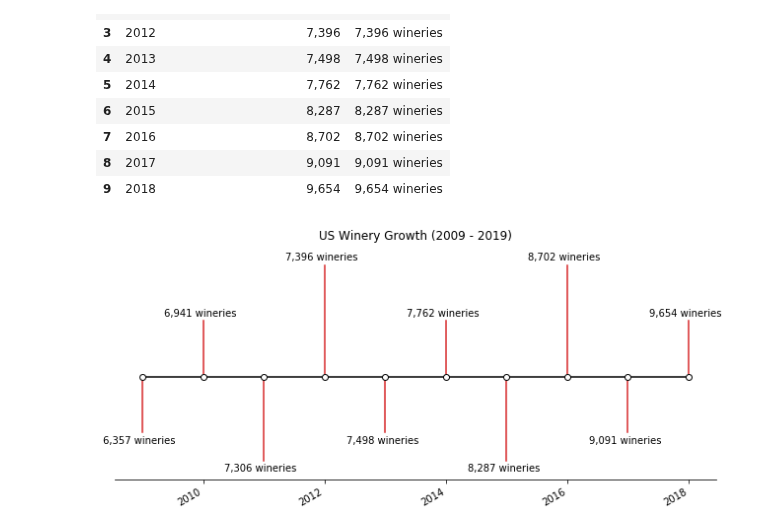
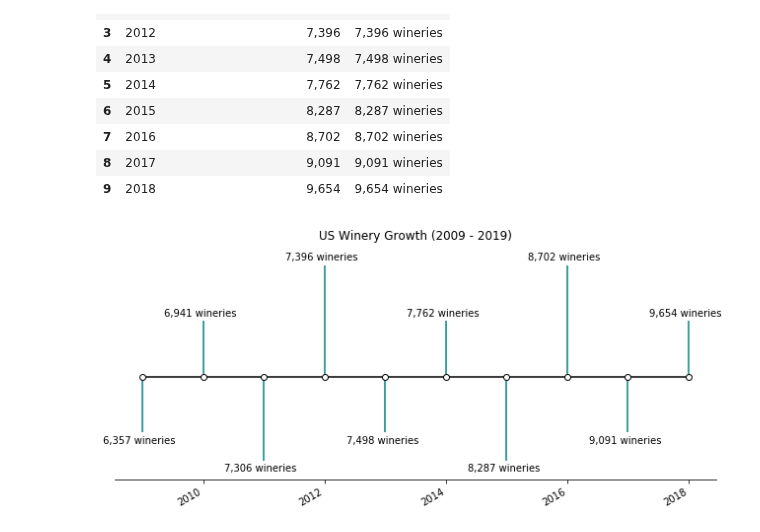
Before and after one commit to epayne323/ProjectOneRepo, a Jupyter notebook: Notebooks/Working_Analysis_Plots_RM.ipynb, the cells around one changed output. Cells and saved outputs as stored; diff of their text form; code cells hidden in the pictures.

```diff
--- a/Notebooks/Working_Analysis_Plots_RM.ipynb
+++ b/Notebooks/Working_Analysis_Plots_RM.ipynb
@@ -211,36 +216,37 @@ winery_count = us_wine_df['wineries'].values
 # %%
 # Choose some nice levels
 levels = np.tile([-1, 1, -1.5, 2, -1, 1,-1.5, 2, -1, 1],
-                 int(np.ceil(len(year)/6)))[:len(year)]
+                 len(year))[:len(year)]
 
 # Create figure and plot a stem plot with the date
 fig, ax = plt.subplots(figsize=(8.8, 4), constrained_layout=True)
 ax.set(title="US Winery Growth (2009 - 2019)")
 
 markerline, stemline, baseline = ax.stem(year, levels,
-                                         linefmt="C3-", basefmt="k-",
-                                         use_line_collection=False)
+                                         linefmt="teal", basefmt="k-",
+                                         use_line_collection=True)
 
 plt.setp(markerline, mec="k", mfc="w", zorder=3)
 
 # Shift the markers to the baseline by replacing the y-data by zeros.
 markerline.set_ydata(np.zeros(len(year)))
 
 # annotate lines
 vert = np.array(['top', 'bottom'])[(levels > 0).astype(int)]
 for d, l, r, va in zip(year, levels, winery_count, vert):
     ax.annotate(r, xy=(d, l), xytext=(-3, np.sign(l)*3),
                 textcoords="offset points", va=va, ha="center")
 
 # format xaxis
+# plt.set_xticklabels(ax.get_xticklabels(), rotation=30, horizontalalignment='center')
 plt.setp(ax.get_xticklabels(), rotation=30, ha="right")
 
 # remove y axis and spines
 ax.get_yaxis().set_visible(False)
 for spine in ["left", "top", "right"]:
     ax.spines[spine].set_visible(False)
 ax.margins(y=0.1)
 plt.savefig(os.path.join("..","Images","US_Wineries_10yrs.png"),bbox_inches="tight")
 plt.show()
 # %% [output]
-[figure, old version]
+[figure, new version]
```
Also changed, not shown: parts of 15 cells of this notebook, 8 other files.
